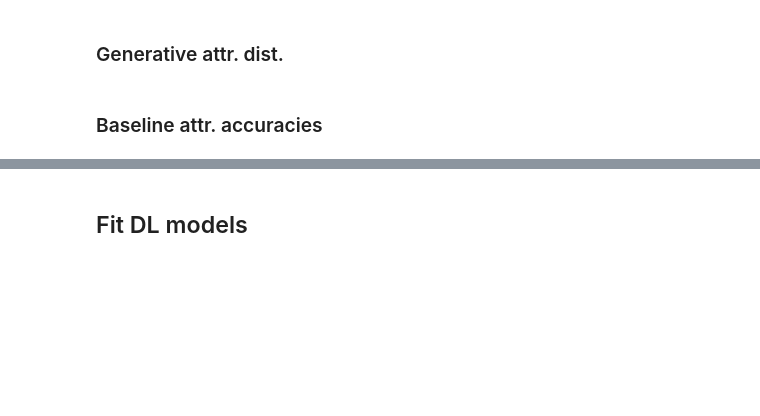
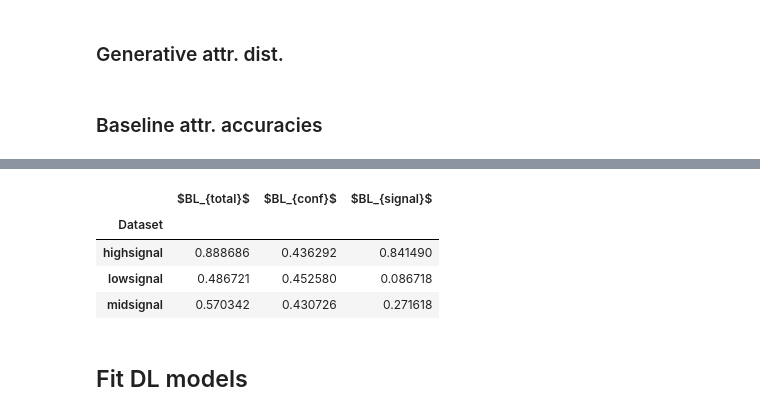
Before and after one commit to RoshanRane/toybrains, a Jupyter notebook: experiments/fit_DL_model.ipynb, the cells around one changed output, grey strips where cells are left out. Drawn from its saved outputs; the diff is of its cells as text; code cells hidden in the pictures; blank space fills up the shorter version.

```diff
--- a/experiments/fit_DL_model.ipynb
+++ b/experiments/fit_DL_model.ipynb
@@ -69,3 +78,36 @@ DATASETS = ["../dataset/toybrains_n10000_highsignal",
+# %%
+df_baseline = pd.concat(results)
+# %%
+grp_by_cols = ['dataset', 'inp']
+signal_col = 'test_metric'
+df_baseline_temp = df_baseline.loc[df_baseline.out.apply(lambda x: 'lbl_' in x).values, grp_by_cols+[signal_col]]
+# %%
+df_baseline_temp = df_baseline_temp.groupby(grp_by_cols).mean().reset_index()
+df_baseline_temp.inp = df_baseline_temp.inp.map({'attr_all':r'$BL_{total}$',
+                                                 'attr_shape-midr_curv, shape-midr_vol-rad':r'$BL_{signal}$',
+                                                 'attr_brain-int_fill':r'$BL_{conf}$'})
+# %%
+df_final = {}
+cols = []
+for dataset, dfi in df_baseline_temp.groupby("dataset"):
+    dfi = dfi[['inp','test_metric']].T
+    dfi.columns = dfi.loc['inp'].values
+    dfi = dfi.drop(index='inp')
+    if not len(cols):
+        cols = dfi.columns
+    vals = [dfi[c].values[0] for c in cols]
+    df_final.update({dataset: vals})
+
+df_final = pd.DataFrame.from_dict(df_final, orient='index', columns=cols)
+df_final.index.name = 'Dataset'
+df_final.index = df_final.index.str.replace('../dataset/toybrains_n10000_', '')
+df_final.style.bar(vmin=0, vmax=1)
+# %% [output]
+|  | $BL_{total}$ | $BL_{conf}$ | $BL_{signal}$ |
+| Dataset |  |  |  |
+| highsignal | 0.888686 | 0.436292 | 0.841490 |
+| lowsignal | 0.486721 | 0.452580 | 0.086718 |
+| midsignal | 0.570342 | 0.430726 | 0.271618 |
 # %% [markdown]
 ## Fit DL models
 # %%
```
Also changed, not shown: parts of 24 cells of this notebook, 3 other files.
